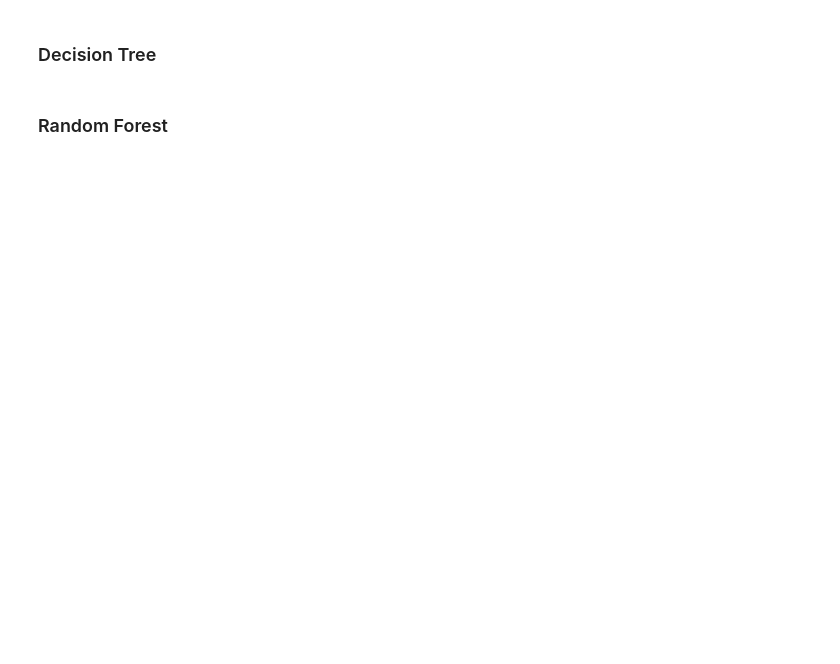
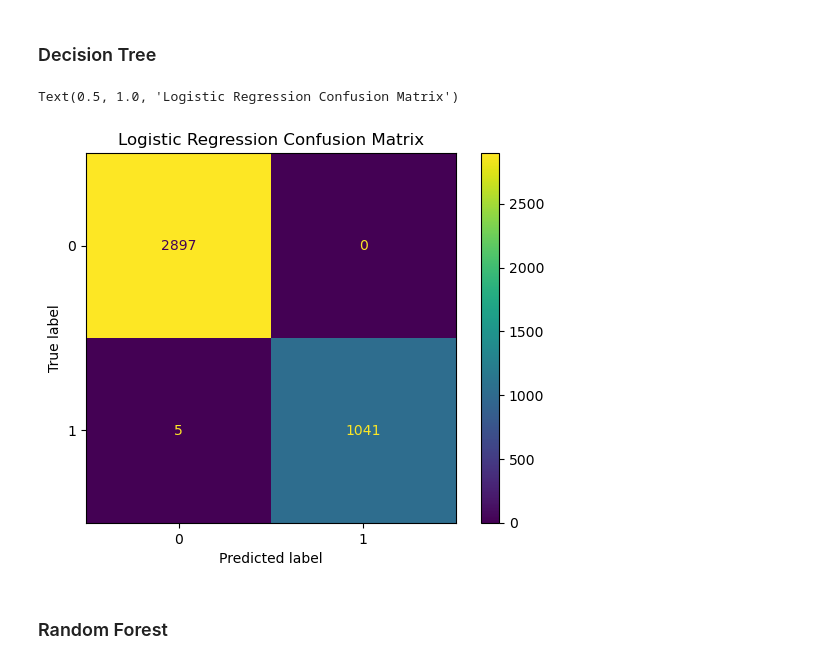
Before and after one commit to Garrett-Arnett/Classification_Project, a Jupyter notebook: project_final.ipynb, the cells around one changed output. Saved outputs shown, nothing was run; the diff lists cells and outputs as text; code cells hidden in the pictures; blank space fills up the shorter version.

```diff
--- a/project_final.ipynb
+++ b/project_final.ipynb
@@ -406,5 +346,11 @@ logreg_train_accuracy = logreg.score(X_train, y_train)
 forest = DecisionTreeClassifier().fit(X_train, y_train)
 forest_train_accuracy = forest.score(X_train, y_train)
+# %%
+plot_confusion_matrix(forest, X_train, y_train)
+plt.title("Logistic Regression Confusion Matrix")
+# %% [output]
+Text(0.5, 1.0, 'Logistic Regression Confusion Matrix')
+[figure, added]
 # %% [markdown]
 ### Random Forest
 # %%
```
Also changed, not shown: parts of 85 cells of this notebook.
